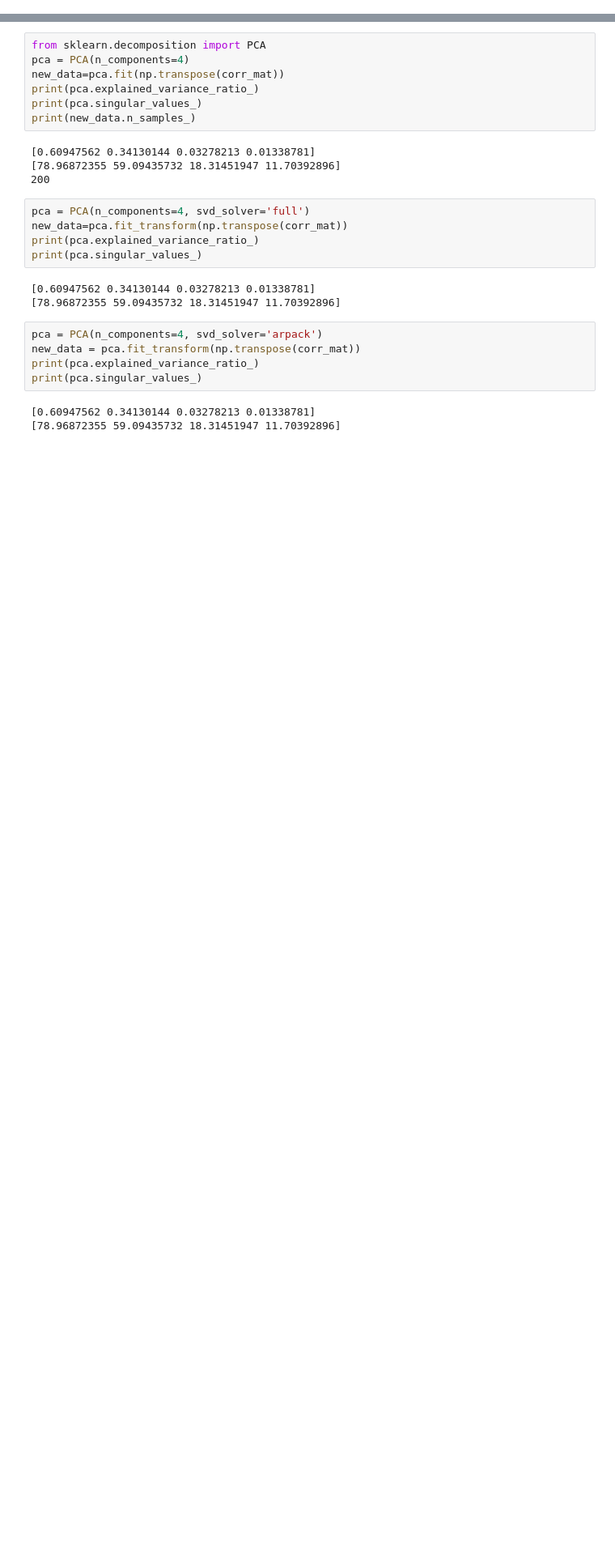
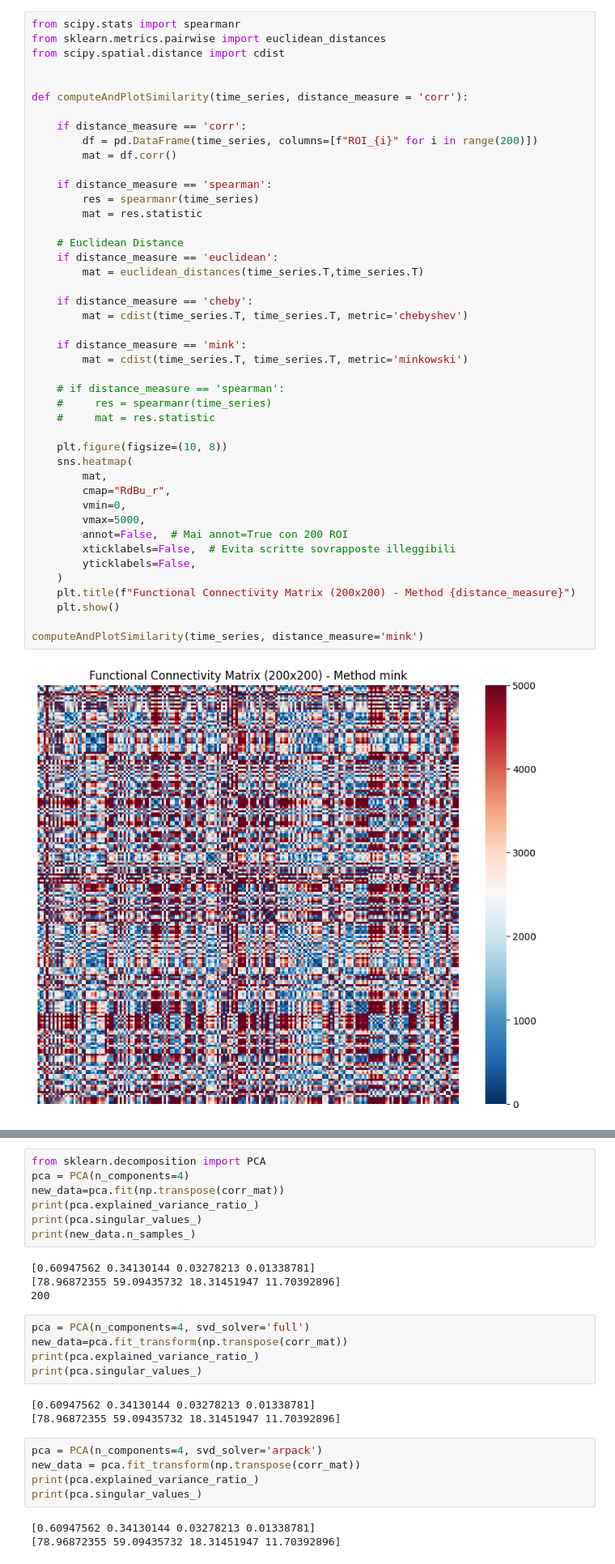
Before and after one commit to tommydelu/MRI-analysis-pipeline, a Jupyter notebook: 3_fmri_feature_extraction.ipynb, the cells around one changed output, grey strips where cells are left out. Shown at 81% size. Cells and saved outputs as stored; diff of their text form; blank space fills up the shorter version.

```diff
--- a/3_fmri_feature_extraction.ipynb
+++ b/3_fmri_feature_extraction.ipynb
@@ -93,0 +74,46 @@ print(corr_mat.shape)
+# %%
+from scipy.stats import spearmanr
+from sklearn.metrics.pairwise import euclidean_distances
+from scipy.spatial.distance import cdist
+
+
+def computeAndPlotSimilarity(time_series, distance_measure = 'corr'):
+
+    if distance_measure == 'corr':
+        df = pd.DataFrame(time_series, columns=[f"ROI_{i}" for i in range(200)])
+        mat = df.corr()
+
+    if distance_measure == 'spearman':
+        res = spearmanr(time_series)
+        mat = res.statistic
+
+    # Euclidean Distance
+    if distance_measure == 'euclidean':
+        mat = euclidean_distances(time_series.T,time_series.T)
+
+    if distance_measure == 'cheby':
+        mat = cdist(time_series.T, time_series.T, metric='chebyshev')
+
+    if distance_measure == 'mink':
+        mat = cdist(time_series.T, time_series.T, metric='minkowski')
+
+    # if distance_measure == 'spearman':
+    #     res = spearmanr(time_series)
+    #     mat = res.statistic
+
+    plt.figure(figsize=(10, 8))
+    sns.heatmap(
+        mat,
+        cmap="RdBu_r",
+        vmin=0,
+        vmax=5000,
+        annot=False,  # Mai annot=True con 200 ROI
+        xticklabels=False,  # Evita scritte sovrapposte illeggibili
+        yticklabels=False,
+    )
+    plt.title(f"Functional Connectivity Matrix (200x200) - Method {distance_measure}")
+    plt.show()
+
+computeAndPlotSimilarity(time_series, distance_measure='mink')
+# %% [output]
+[figure, added]
```
Also changed, not shown: parts of 14 cells of this notebook, 1 other file.
